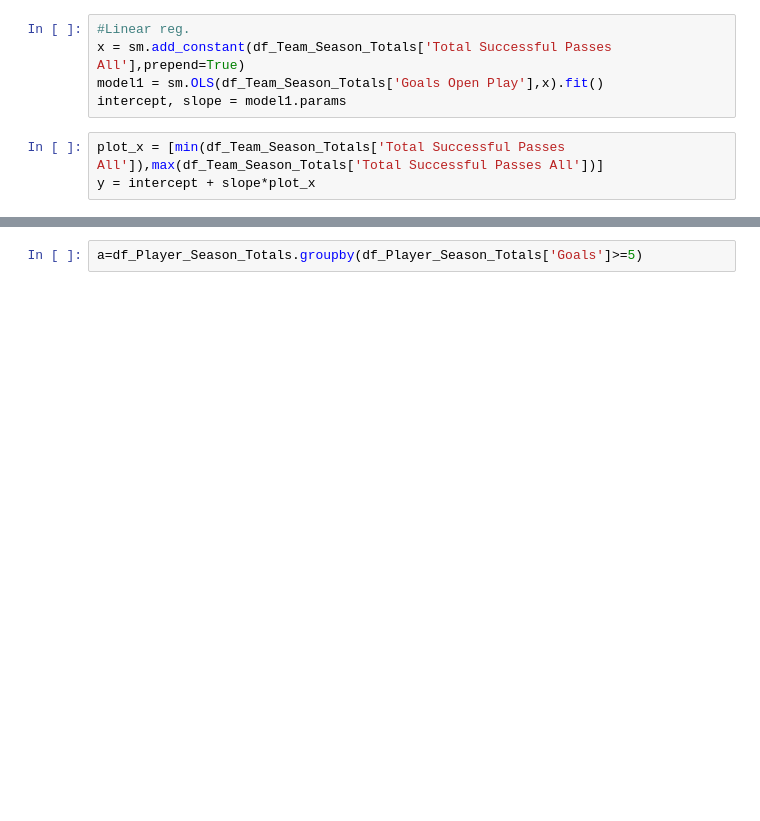
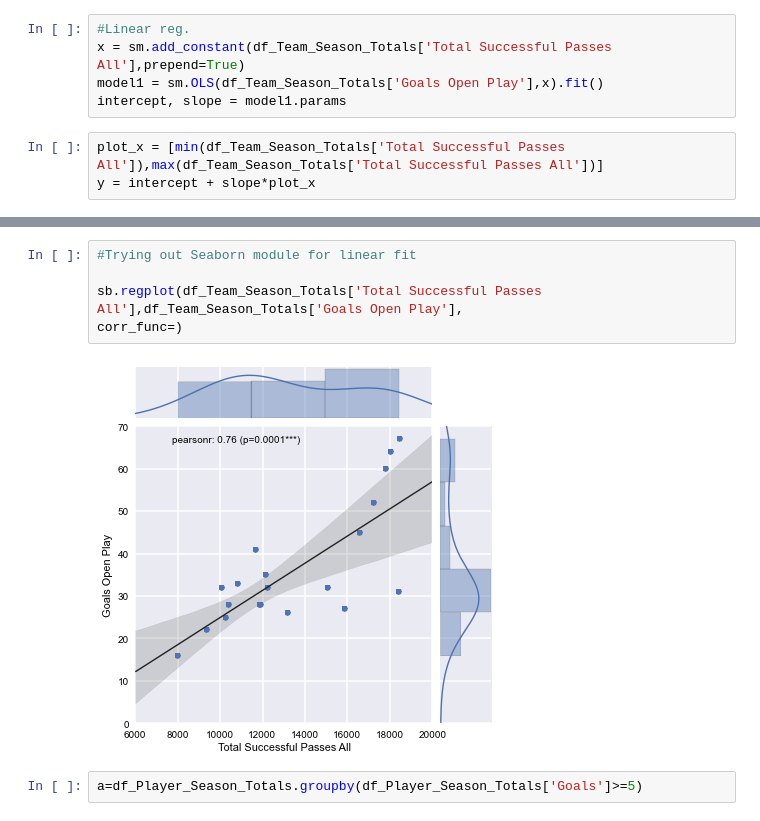
Before and after one commit to jtelszasz/mcfc_analytics_api, a Jupyter notebook: MCFC_EDA.ipynb, the cells around one changed output, grey strips where cells are left out. Cells and saved outputs as stored; diff of their text form; blank space fills up the shorter version.

```diff
--- a/MCFC_EDA.ipynb
+++ b/MCFC_EDA.ipynb
@@ -51,3 +55,10 @@ for i, txt in enumerate(df_Team_Season_Totals.index):
+# %%
+#Trying out Seaborn module for linear fit
+
+sb.regplot(df_Team_Season_Totals['Total Successful Passes All'],df_Team_Season_Totals['Goals Open Play'],
+corr_func=)
+# %% [output]
+[figure, added]
 # %%
 a=df_Player_Season_Totals.groupby(df_Player_Season_Totals['Goals']>=5)
 # %%
```
Also changed, not shown: parts of 3 cells of this notebook, 1 other file.
